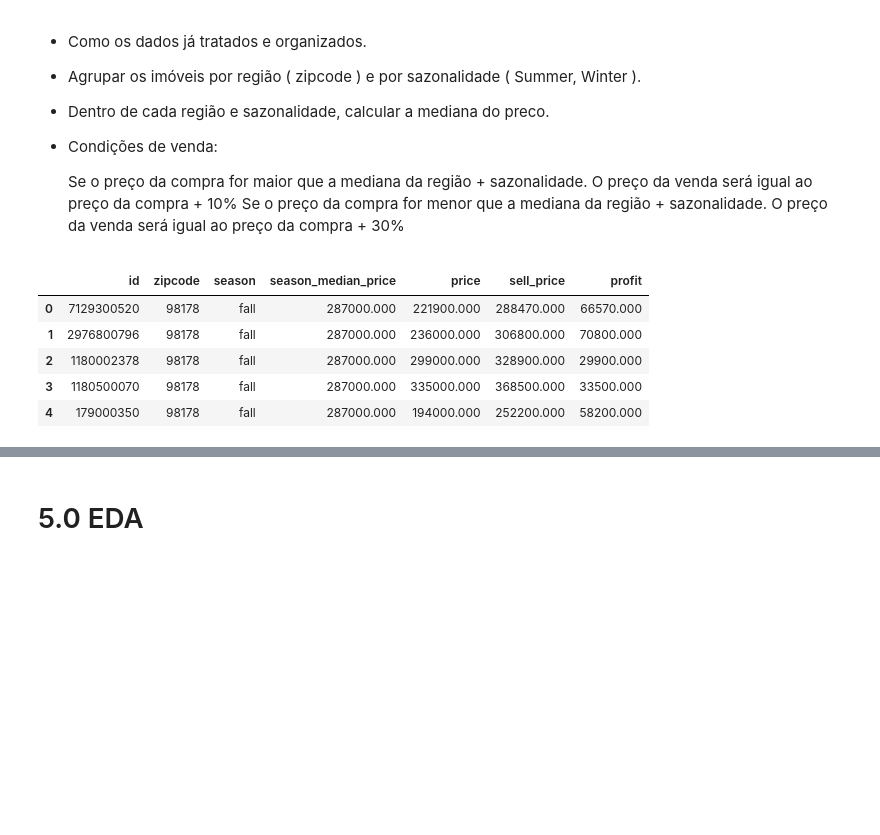
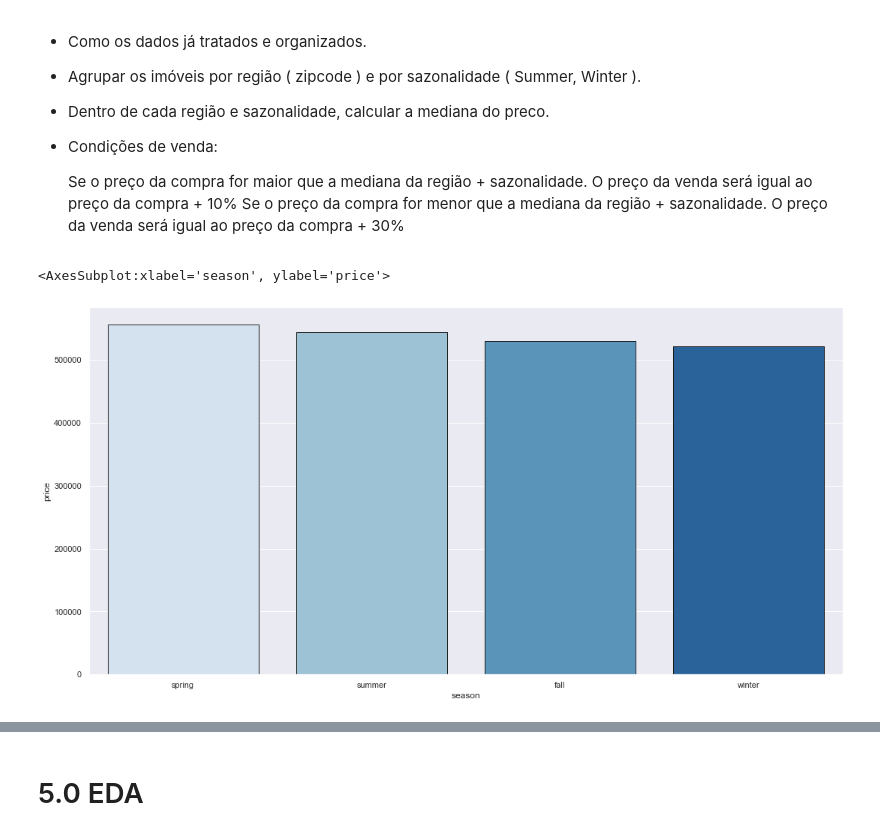
Before and after one commit to Leonardodsch/house-rocket-insights, a Jupyter notebook: house_rocket_insights.ipynb, the cells around one changed output, grey strips where cells are left out. Cells and saved outputs as stored; diff of their text form; code cells hidden in the pictures; blank space fills up the shorter version.

```diff
--- a/house_rocket_insights.ipynb
+++ b/house_rocket_insights.ipynb
@@ -340,12 +359,2 @@ data = pd.merge(data,df3, on=['zipcode','season'], how='inner')
 data['sell_price'] = data[['season_median_price','price']].apply(lambda x: (x['price']*0.1 + x['price']) if x['price'] >= x['season_median_price'] else (x['price']*0.3 + x['price']), axis=1)
 data['profit'] = data[['sell_price','price']].apply(lambda x: x['sell_price'] - x['price'], axis=1)
-# %%
-df_sugestions02 = data[['id', 'zipcode', 'season','season_median_price','price','sell_price','profit']]
-df_sugestions02.head()
-# %% [output]
-|  | id | zipcode | season | season_median_price | price | sell_price | profit |
-| 0 | 7129300520 | 98178 | fall | 287000.000 | 221900.000 | 288470.000 | 66570.000 |
-| 1 | 2976800796 | 98178 | fall | 287000.000 | 236000.000 | 306800.000 | 70800.000 |
-| 2 | 1180002378 | 98178 | fall | 287000.000 | 299000.000 | 328900.000 | 29900.000 |
-| 3 | 1180500070 | 98178 | fall | 287000.000 | 335000.000 | 368500.000 | 33500.000 |
-| 4 | 179000350 | 98178 | fall | 287000.000 | 194000.000 | 252200.000 | 58200.000 |
@@ -353,0 +361,9 @@ df_sugestions02.head()
+# %%
+# Mean price for each season
+
+aux = data[['price','season']].groupby('season').mean().reset_index()
+aux.sort_values(by='price', ascending=False, inplace=True)
+barplot('season','price', aux)
+# %% [output]
+<AxesSubplot:xlabel='season', ylabel='price'>
+[figure, added]
```
Also changed, not shown: parts of 35 cells of this notebook, 2 other files.
